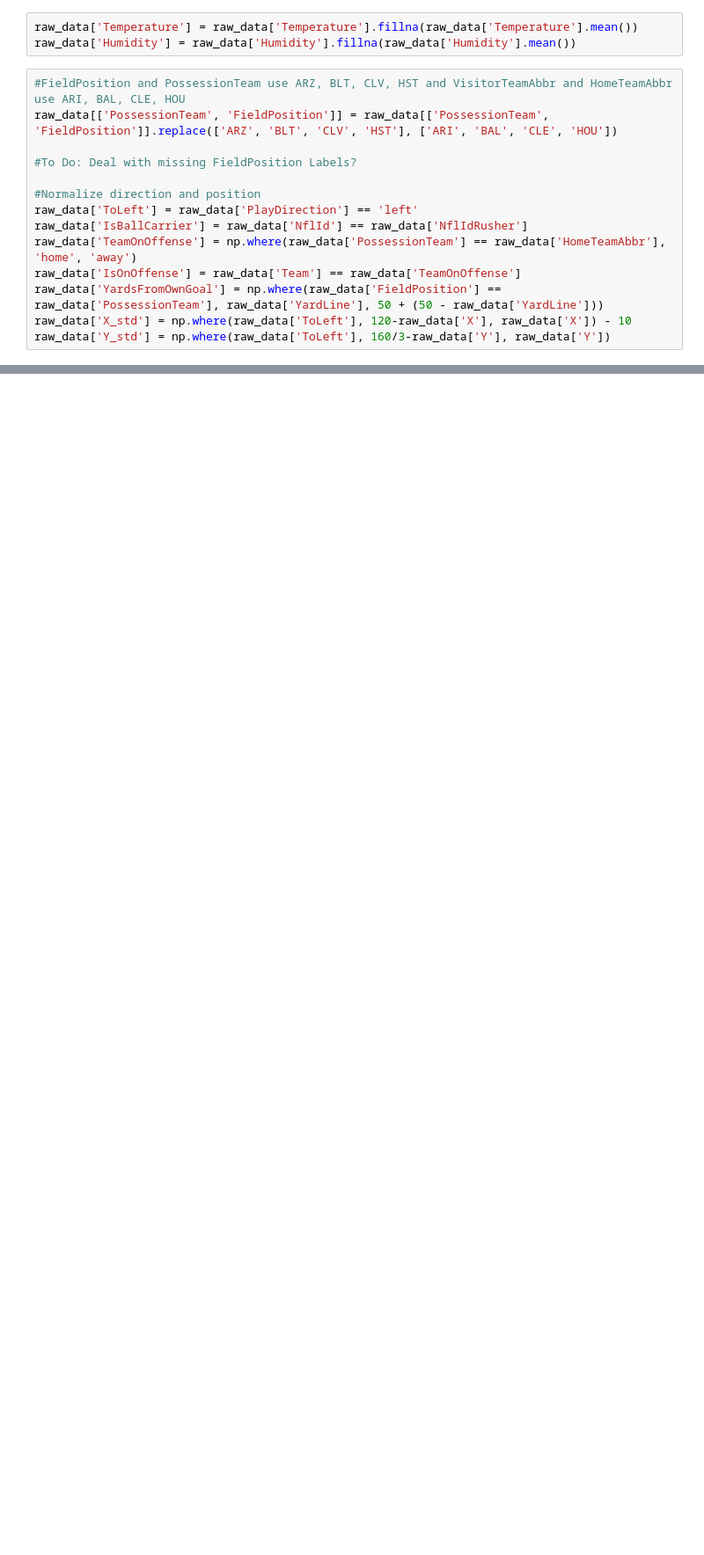
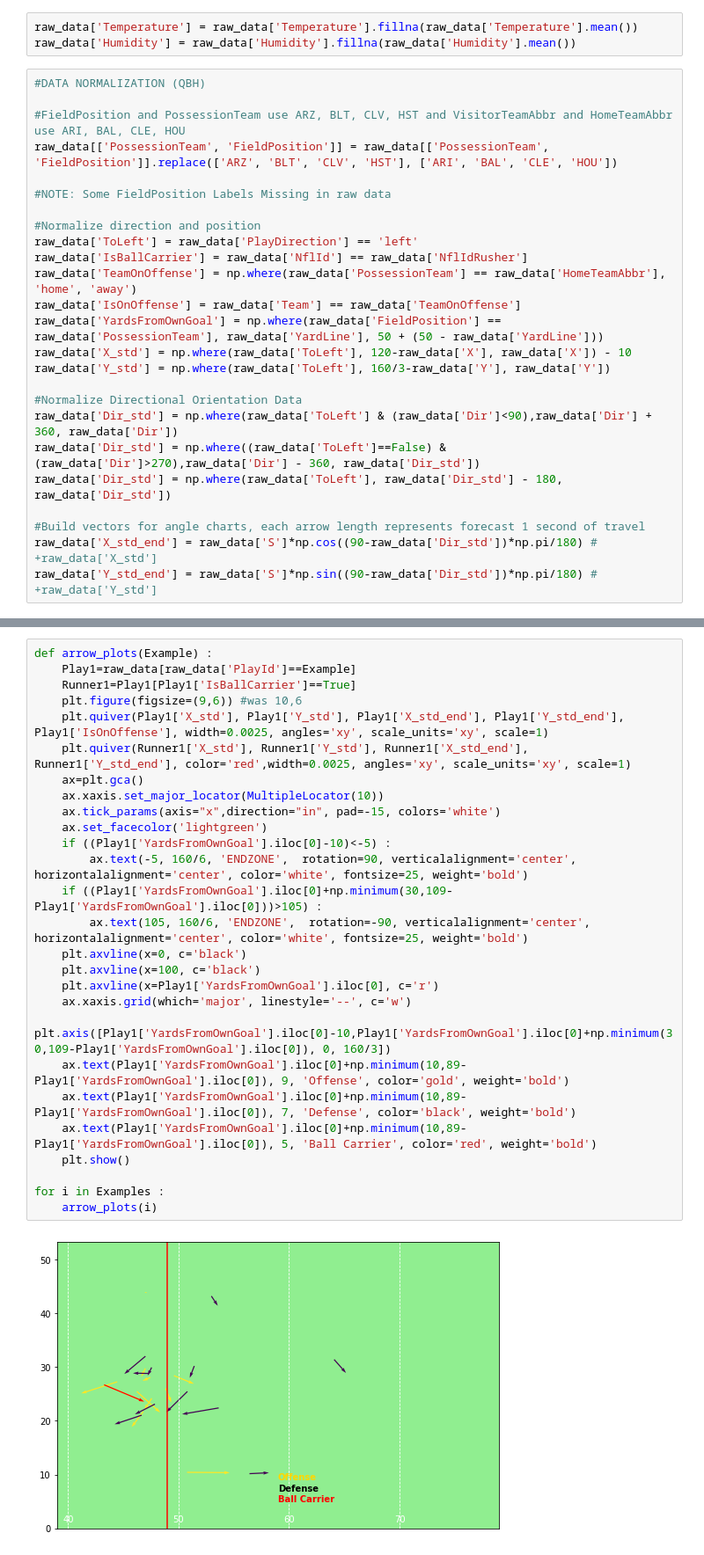
Before and after one commit to alexander-moore/DS502_Final, a Jupyter notebook: quincy/QBH_Illustrations.ipynb, the cells around one changed output, grey strips where cells are left out. Shown: that part at 88% size. Drawn from its saved outputs; the diff is of its cells as text; blank space fills up the shorter version.

```diff
--- a/quincy/QBH_Illustrations.ipynb
+++ b/quincy/QBH_Illustrations.ipynb
@@ -35,10 +35,12 @@ Index(['GameId', 'PlayId', 'Team', 'X', 'Y', 'S', 'A', 'Dis', 'Orientation',
 raw_data['Temperature'] = raw_data['Temperature'].fillna(raw_data['Temperature'].mean())
 raw_data['Humidity'] = raw_data['Humidity'].fillna(raw_data['Humidity'].mean())
 # %%
+#DATA NORMALIZATION (QBH)
+
 #FieldPosition and PossessionTeam use ARZ, BLT, CLV, HST and VisitorTeamAbbr and HomeTeamAbbr use ARI, BAL, CLE, HOU
 raw_data[['PossessionTeam', 'FieldPosition']] = raw_data[['PossessionTeam', 'FieldPosition']].replace(['ARZ', 'BLT', 'CLV', 'HST'], ['ARI', 'BAL', 'CLE', 'HOU'])
 
-#To Do: Deal with missing FieldPosition Labels?
+#NOTE: Some FieldPosition Labels Missing in raw data
 
 #Normalize direction and position
 raw_data['ToLeft'] = raw_data['PlayDirection'] == 'left'
@@ -48,4 +50,13 @@ raw_data['IsOnOffense'] = raw_data['Team'] == raw_data['TeamOnOffense']
 raw_data['YardsFromOwnGoal'] = np.where(raw_data['FieldPosition'] == raw_data['PossessionTeam'], raw_data['YardLine'], 50 + (50 - raw_data['YardLine']))
 raw_data['X_std'] = np.where(raw_data['ToLeft'], 120-raw_data['X'], raw_data['X']) - 10
 raw_data['Y_std'] = np.where(raw_data['ToLeft'], 160/3-raw_data['Y'], raw_data['Y'])
+
+#Normalize Directional Orientation Data
+raw_data['Dir_std'] = np.where(raw_data['ToLeft'] & (raw_data['Dir']<90),raw_data['Dir'] + 360, raw_data['Dir'])
+raw_data['Dir_std'] = np.where((raw_data['ToLeft']==False) & (raw_data['Dir']>270),raw_data['Dir'] - 360, raw_data['Dir_std'])
+raw_data['Dir_std'] = np.where(raw_data['ToLeft'], raw_data['Dir_std'] - 180, raw_data['Dir_std'])
+
+#Build vectors for angle charts, each arrow length represents forecast 1 second of travel
+raw_data['X_std_end'] = raw_data['S']*np.cos((90-raw_data['Dir_std'])*np.pi/180) # +raw_data['X_std']
+raw_data['Y_std_end'] = raw_data['S']*np.sin((90-raw_data['Dir_std'])*np.pi/180) # +raw_data['Y_std']
 # %%
@@ -192,0 +146,29 @@ plt.show()
+# %%
+def arrow_plots(Example) :
+    Play1=raw_data[raw_data['PlayId']==Example]
+    Runner1=Play1[Play1['IsBallCarrier']==True]
+    plt.figure(figsize=(9,6)) #was 10,6
+    plt.quiver(Play1['X_std'], Play1['Y_std'], Play1['X_std_end'], Play1['Y_std_end'], Play1['IsOnOffense'], width=0.0025, angles='xy', scale_units='xy', scale=1)
+    plt.quiver(Runner1['X_std'], Runner1['Y_std'], Runner1['X_std_end'], Runner1['Y_std_end'], color='red',width=0.0025, angles='xy', scale_units='xy', scale=1)
+    ax=plt.gca()
+    ax.xaxis.set_major_locator(MultipleLocator(10))
+    ax.tick_params(axis="x",direction="in", pad=-15, colors='white')
+    ax.set_facecolor('lightgreen')
+    if ((Play1['YardsFromOwnGoal'].iloc[0]-10)<-5) :
+        ax.text(-5, 160/6, 'ENDZONE',  rotation=90, verticalalignment='center', horizontalalignment='center', color='white', fontsize=25, weight='bold')
+    if ((Play1['YardsFromOwnGoal'].iloc[0]+np.minimum(30,109-Play1['YardsFromOwnGoal'].iloc[0]))>105) :
+        ax.text(105, 160/6, 'ENDZONE',  rotation=-90, verticalalignment='center', horizontalalignment='center', color='white', fontsize=25, weight='bold')
+    plt.axvline(x=0, c='black')
+    plt.axvline(x=100, c='black')
+    plt.axvline(x=Play1['YardsFromOwnGoal'].iloc[0], c='r')
+    ax.xaxis.grid(which='major', linestyle='--', c='w')
+    plt.axis([Play1['YardsFromOwnGoal'].iloc[0]-10,Play1['YardsFromOwnGoal'].iloc[0]+np.minimum(30,109-Play1['YardsFromOwnGoal'].iloc[0]), 0, 160/3])
+    ax.text(Play1['YardsFromOwnGoal'].iloc[0]+np.minimum(10,89-Play1['YardsFromOwnGoal'].iloc[0]), 9, 'Offense', color='gold', weight='bold')
+    ax.text(Play1['YardsFromOwnGoal'].iloc[0]+np.minimum(10,89-Play1['YardsFromOwnGoal'].iloc[0]), 7, 'Defense', color='black', weight='bold')
+    ax.text(Play1['YardsFromOwnGoal'].iloc[0]+np.minimum(10,89-Play1['YardsFromOwnGoal'].iloc[0]), 5, 'Ball Carrier', color='red', weight='bold')
+    plt.show()
+
+for i in Examples :
+    arrow_plots(i)
+# %% [output]
+[figure, added]
```
Also changed, not shown: parts of 7 cells of this notebook.
